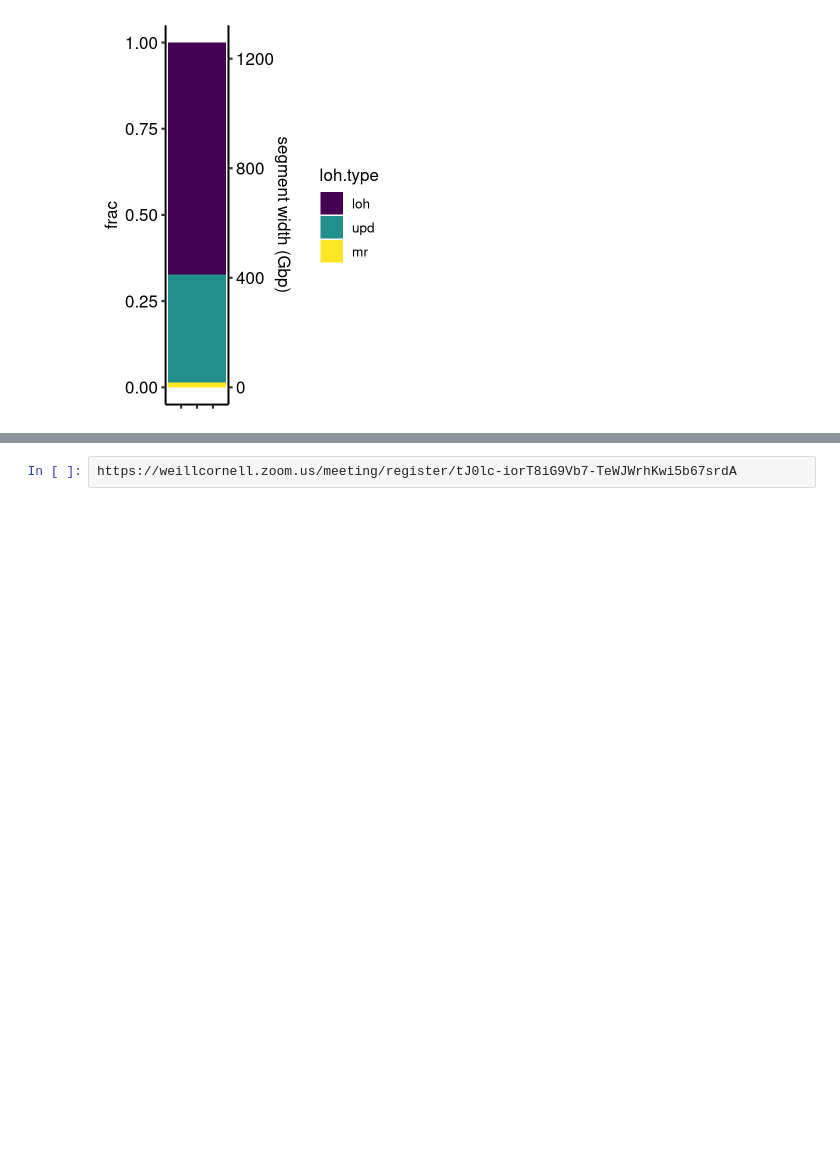
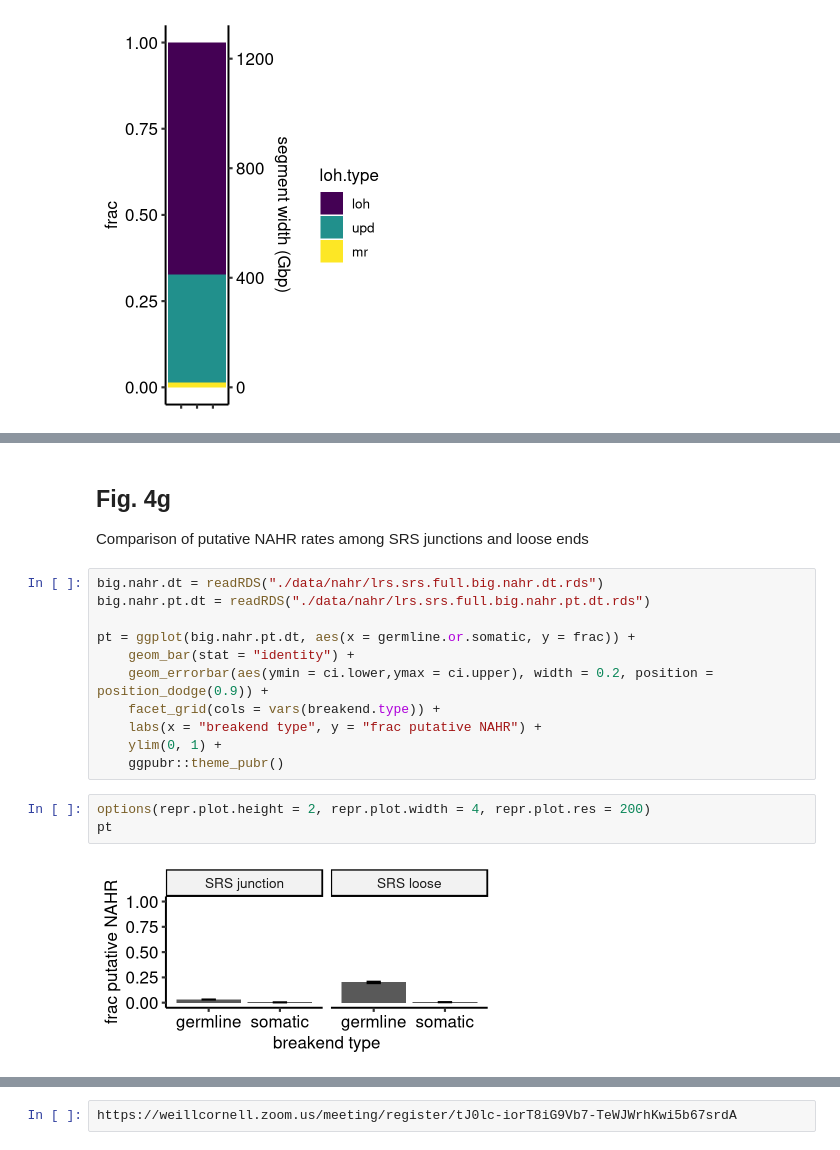
Before and after one commit to mskilab/loose_ends_2023, a Jupyter notebook: notebooks/figures.ipynb, the cells around one changed output, grey strips where cells are left out. Cells and saved outputs as stored; diff of their text form; blank space fills up the shorter version.

```diff
--- a/notebooks/figures.ipynb
+++ b/notebooks/figures.ipynb
@@ -678,0 +701,19 @@ loh.event.bp
+# %% [markdown]
+## Fig. 4g
+Comparison of putative NAHR rates among SRS junctions and loose ends
+# %%
+big.nahr.dt = readRDS("./data/nahr/lrs.srs.full.big.nahr.dt.rds")
+big.nahr.pt.dt = readRDS("./data/nahr/lrs.srs.full.big.nahr.pt.dt.rds")
+
+pt = ggplot(big.nahr.pt.dt, aes(x = germline.or.somatic, y = frac)) +
+    geom_bar(stat = "identity") +
+    geom_errorbar(aes(ymin = ci.lower,ymax = ci.upper), width = 0.2, position = position_dodge(0.9)) +
+    facet_grid(cols = vars(breakend.type)) +
+    labs(x = "breakend type", y = "frac putative NAHR") +
+    ylim(0, 1) +
+    ggpubr::theme_pubr()
+# %%
+options(repr.plot.height = 2, repr.plot.width = 4, repr.plot.res = 200)
+pt
+# %% [output]
+[figure, added]
```
Also changed, not shown: parts of 8 cells of this notebook.
